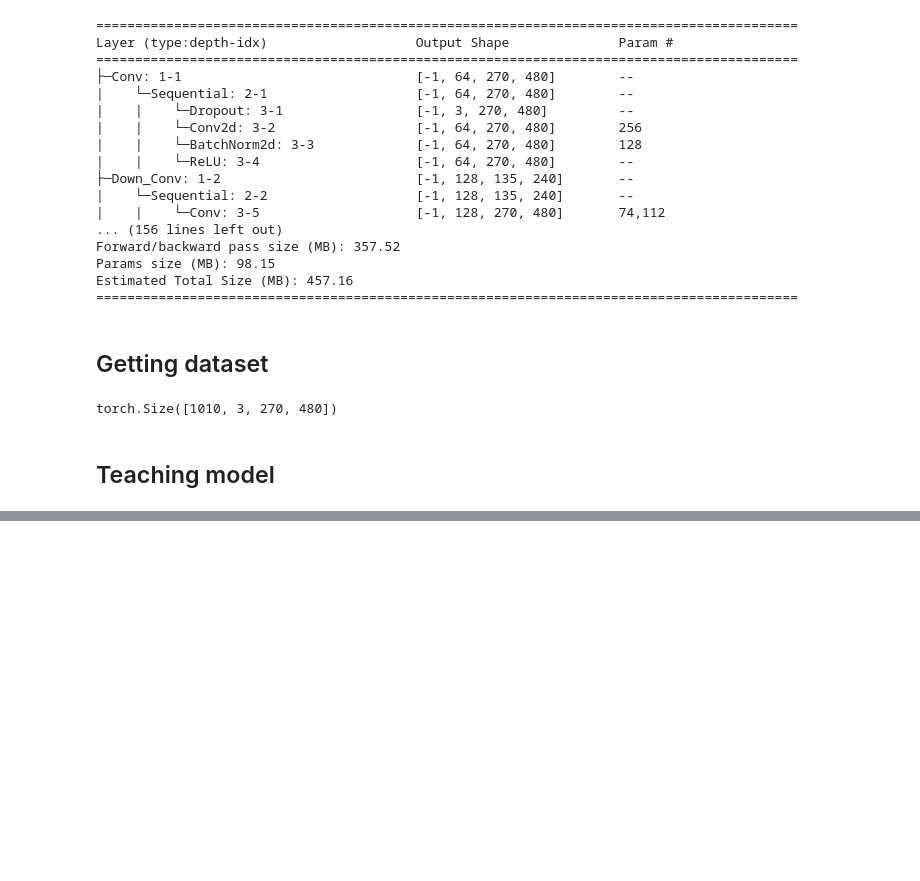
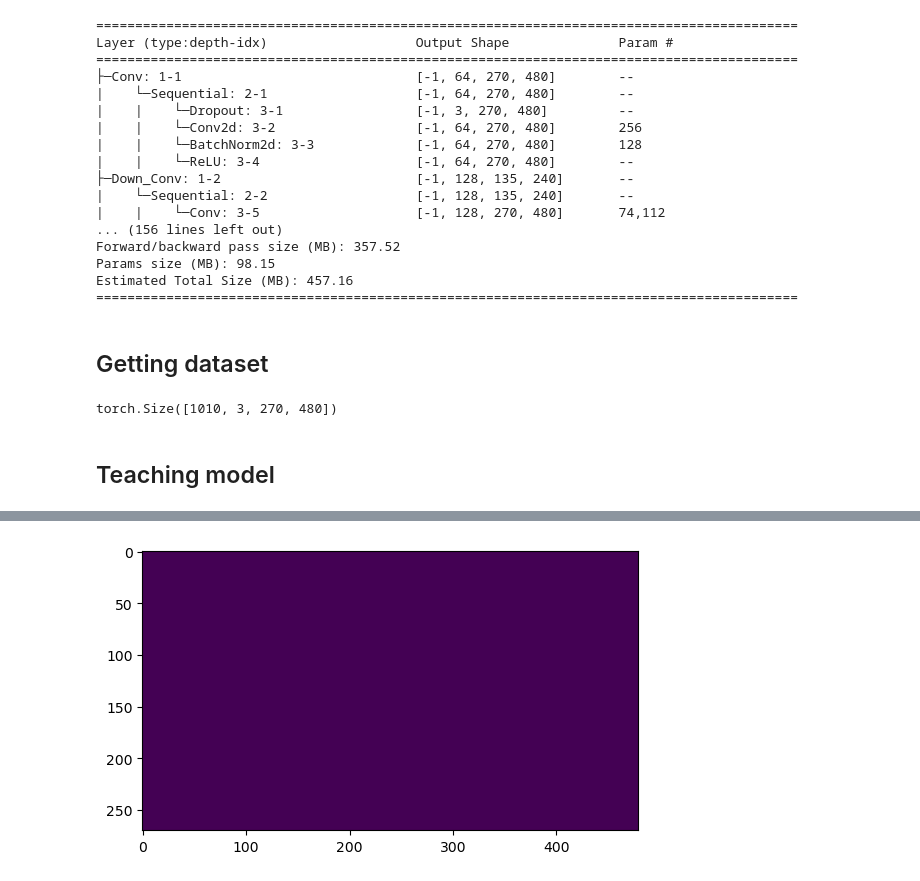
Before and after one commit to sodeeplearning/Net-Nomera, a Jupyter notebook: teaching.ipynb, the cells around one changed output, grey strips where cells are left out. Saved outputs shown, nothing was run; the diff lists cells and outputs as text; code cells hidden in the pictures; blank space fills up the shorter version.

```diff
--- a/teaching.ipynb
+++ b/teaching.ipynb
@@ -11,6 +11,17 @@ device
 device(type='cuda', index=0)
 # %% [markdown]
 ## Structures for segmentation
+# %%
+def show_answer (image, model):
+    pred = model.Use(image.reshape((1, 3, 270, 480))).reshape(2, 270, 480).permute(1, 2, 0)
+    answer = torch.zeros((1, 270, 480))
+
+    for y, string in enumerate(pred):
+        for x, el in enumerate(string):
+            answer[0][y][x] = torch.argmax(el)
+
+    ST.imshow(answer)
+    return answer
 # %%
 def neg_log_iou (tensor1, tensor2):
     iou_loss = torchmetrics.classification.BinaryJaccardIndex().to(device)
@@ -254,0 +262,5 @@ Compile with `TORCH_USE_CUDA_DSA` to enable device-side assertions.
+# %%
+pred = show_answer(train_X[31],
+                   st_model)
+# %% [output]
+[figure, added]
```
Also changed, not shown: parts of 1 cell of this notebook, 1 other file.
